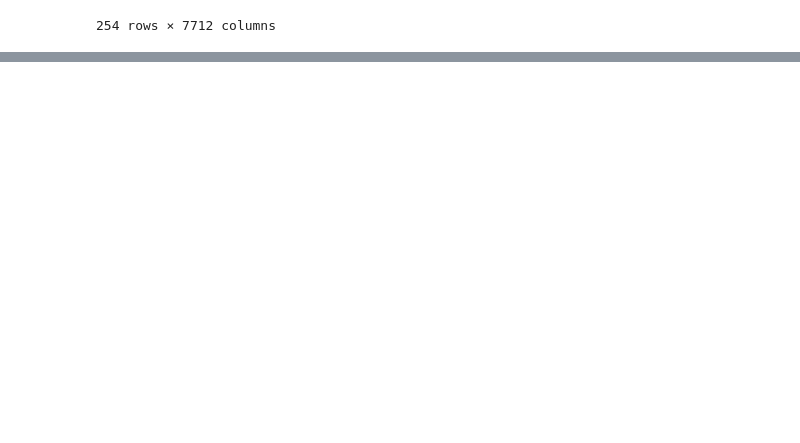
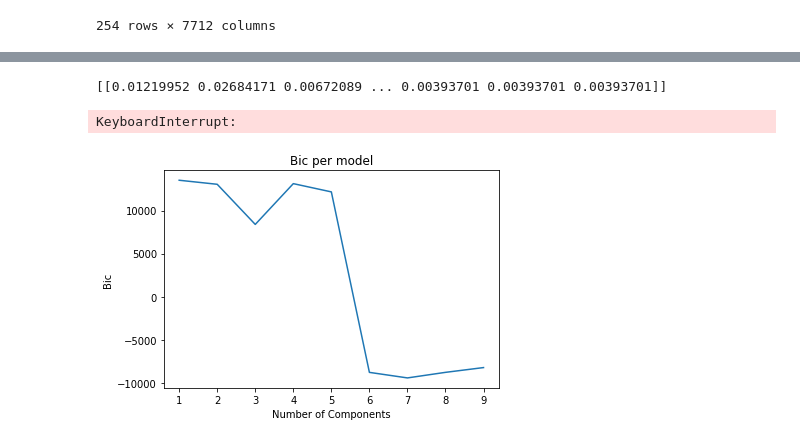
Before and after one commit to USFOneHealthCodeathon2020/Team6_LimSharma, a Jupyter notebook: Internal_Microbime_Analyses.ipynb, the cells around one changed output, grey strips where cells are left out. Cells and saved outputs as stored; diff of their text form; code cells hidden in the pictures; blank space fills up the shorter version.

Commit message:
data tranformation

```diff
--- a/Internal_Microbime_Analyses.ipynb
+++ b/Internal_Microbime_Analyses.ipynb
@@ -142,0 +248,22 @@ df2
+# %%
+bic_list = []
+labels = []
+for n in range(1,10):
+
+        models = GMM(n_components = n).fit(sqrt_data)
+        print(models.means_)
+        bic_list.append(sqrt_data)
+        labels.append(sqrt_data)
+# %% [output]
+[[0.01219952 0.02684171 0.00672089 ... 0.00393701 0.00393701 0.00393701]]
+KeyboardInterrupt:
+# %%
+fig2 = plt.figure(1)
+plt.plot(range(1,10),bic_list)
+plt.xlabel("Number of Components")
+plt.ylabel("Bic")
+plt.title("Bic per model")
+plt.show()
+fig2.savefig('bic.png')
+# %% [output]
+[figure, added]
```
Also changed, not shown: parts of 18 cells of this notebook, 5 other files.
